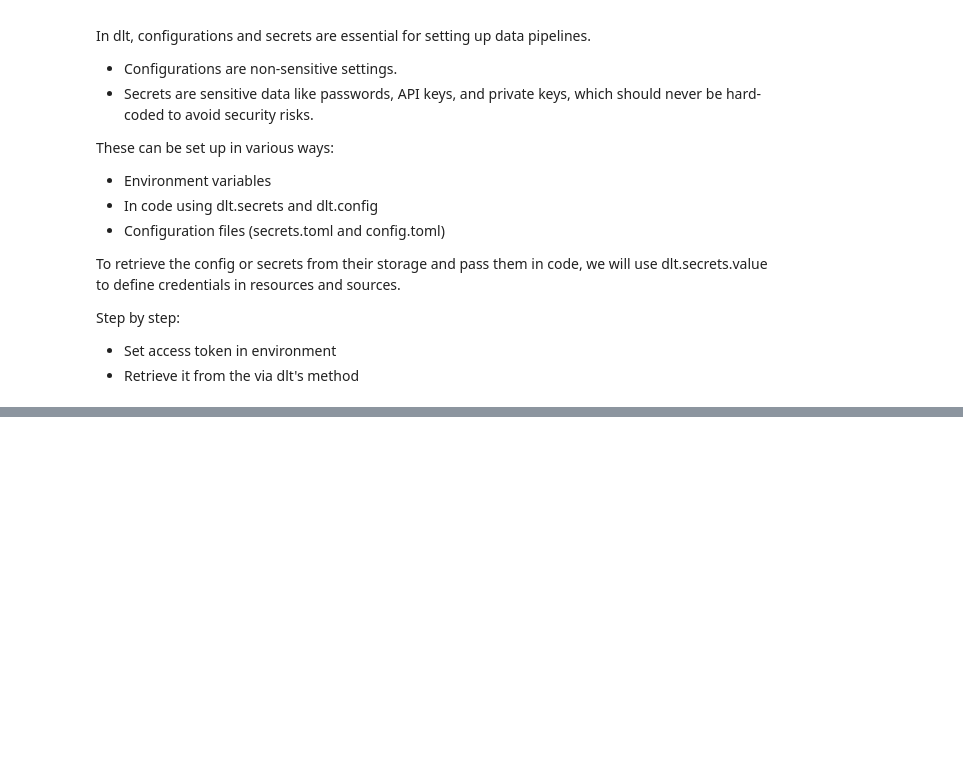
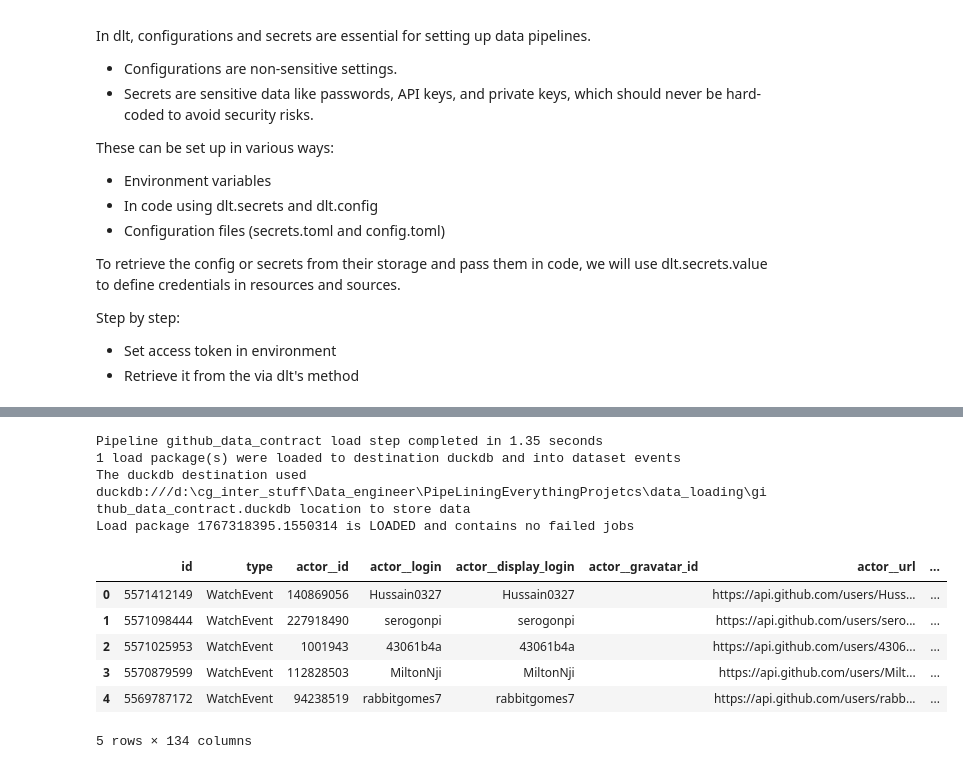
Before and after one commit to M21x1/PipeLiningEverythingProjetcs, a Jupyter notebook: data_loading/data_down_and_loading.ipynb, the cells around one changed output, grey strips where cells are left out. Cells and saved outputs as stored; diff of their text form; code cells hidden in the pictures; blank space fills up the shorter version.

```diff
--- a/data_loading/data_down_and_loading.ipynb
+++ b/data_loading/data_down_and_loading.ipynb
@@ -1194,0 +1357,10 @@ for record in paginated_getter():
+# %%
+# Run the pipeline
+info = pipeline.run(github_events, write_disposition="replace")
+print(info)
+
+# After running, check for tables again
+with pipeline.sql_client() as client:
+    with client.execute_query("SELECT * FROM information_schema.tables") as cursor:
+        tables = cursor.fetchall()
+        print("Tables in database:", tables)
@@ -1194,0 +1413,10 @@ for record in paginated_getter():
+# %%
+sql1 = """
+SELECT *
+FROM events
+"""
+
+with pipeline.sql_client() as client:
+    with client.execute_query(sql1) as cursor:
+        # Get all data from the cursor as a list of tuples
+        print(cursor.fetchall())
@@ -1194,0 +1476,42 @@ for record in paginated_getter():
+# %%
+import dlt
+import os
+
+API_TOKEN = os.getenv('ACCESS_TOKEN')
+BASE_URL = "https://api.github.com/repos/DataTalksClub/data-engineering-zoomcamp" # /events
+
+from dlt.sources.helpers.rest_client import RESTClient
+from dlt.sources.helpers.rest_client.auth import BearerTokenAuth
+from dlt.sources.helpers.rest_client.paginators import HeaderLinkPaginator
+
+# We want to set on the second run
+# schema_contract={"tables":"discard_row", "columns":"freeze", "data_type":"freeze"}
+
+@dlt.resource(name="events", schema_contract={"tables":"evolve", "columns":"evolve", "data_type":"evolve"}) # evolve, freeze, discard_row, are terms of contract
+def paginated_getter():                                                                                     # we could change data_type to "freeze" to avoid data type changes
+
+    client = RESTClient(
+        base_url=BASE_URL,
+        auth=BearerTokenAuth(token=API_TOKEN),  # type: ignore
+        paginator=HeaderLinkPaginator(links_next_key="next"),
+    )
+
+    for page in client.paginate("/events"):
+        for record in page:
+            # We wanna try to add some data that doesn't conform
+            record['extra_data33']=123   # the contract is set to evolve so it should accept this new column, so we will see it in the table after running the pipeline as an additional column %%%_v_
+            yield record
+
+pipeline = dlt.pipeline(
+    pipeline_name="github_data_contract",
+    destination="duckdb",
+    dataset_name="events",
+)
+
+# Run the pipeline with raw nested data
+info = pipeline.run(paginated_getter, table_name="events", write_disposition="replace") # <------ LOAD ONLY THE LAST RUN
+print(info)
+
+# Explore loaded data
+pipeline.dataset().events.df().head()
+# %% [output]
@@ -1194,0 +1527,11 @@ for record in paginated_getter():
+Pipeline github_data_contract load step completed in 1.35 seconds
+1 load package(s) were loaded to destination duckdb and into dataset events
+The duckdb destination used duckdb:///d:\cg_inter_stuff\Data_engineer\PipeLiningEverythingProjetcs\data_loading\github_data_contract.duckdb location to store data
+Load package 1767318395.1550314 is LOADED and contains no failed jobs
+|  | id | type | actor__id | actor__login | actor__display_login | actor__gravatar_id | actor__url | ... |
+| 0 | 5571412149 | WatchEvent | 140869056 | Hussain0327 | Hussain0327 |  | https://api.github.com/users/Huss... | ... |
+| 1 | 5571098444 | WatchEvent | 227918490 | serogonpi | serogonpi |  | https://api.github.com/users/sero... | ... |
+| 2 | 5571025953 | WatchEvent | 1001943 | 43061b4a | 43061b4a |  | https://api.github.com/users/4306... | ... |
+| 3 | 5570879599 | WatchEvent | 112828503 | MiltonNji | MiltonNji |  | https://api.github.com/users/Milt... | ... |
+| 4 | 5569787172 | WatchEvent | 94238519 | rabbitgomes7 | rabbitgomes7 |  | https://api.github.com/users/rabb... | ... |
+5 rows × 134 columns
```
Also changed, not shown: parts of 43 cells of this notebook, 3 other files.
